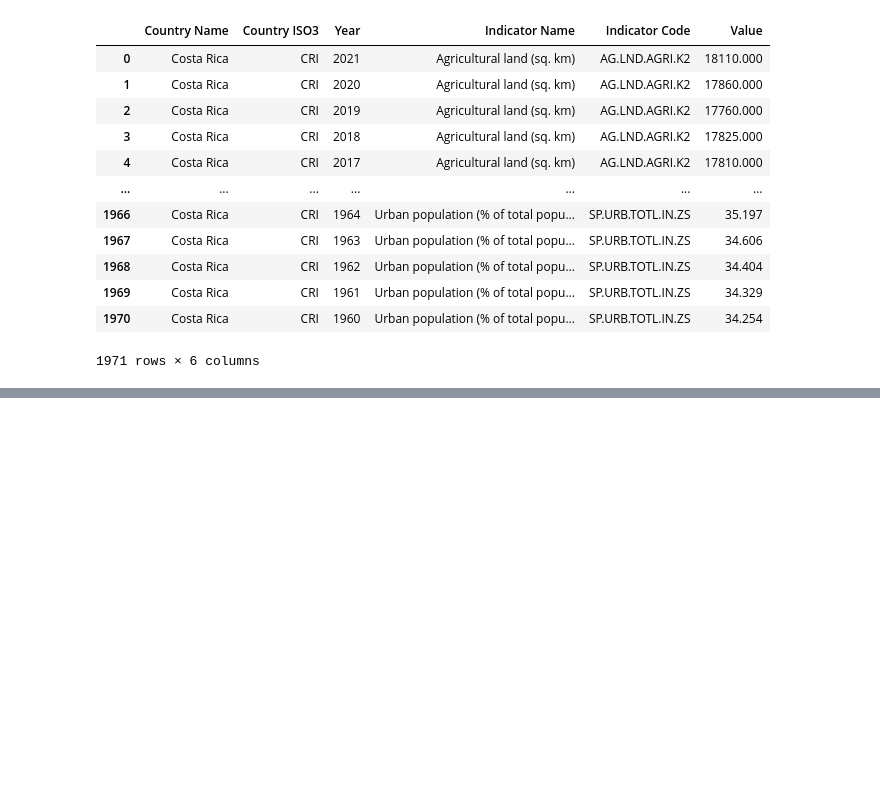
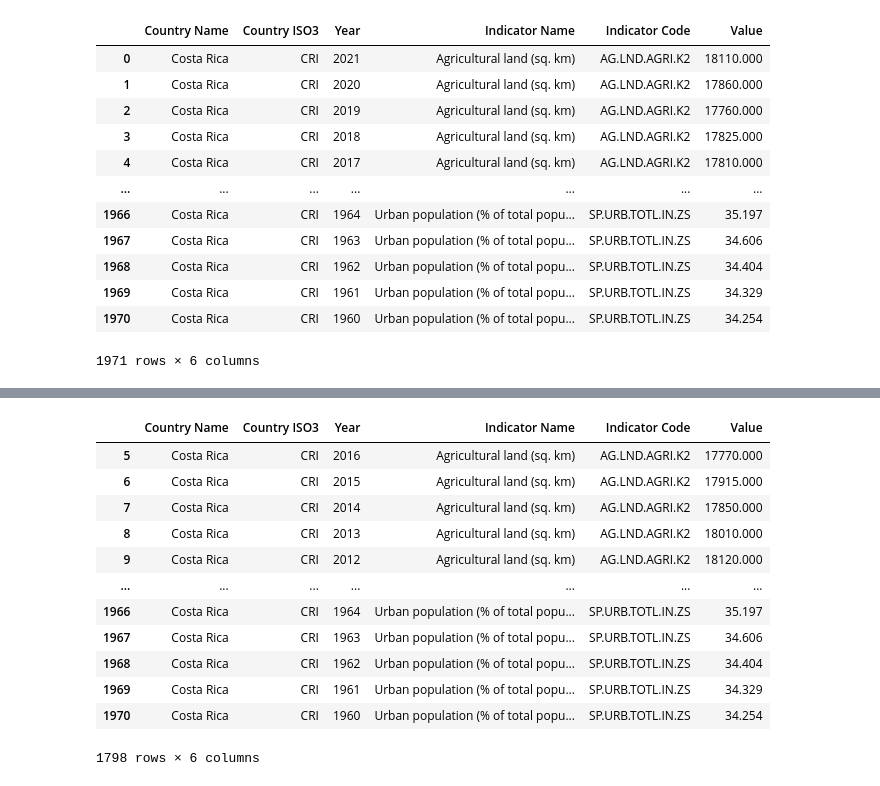
Before and after one commit to Sequro/IntroAD, a Jupyter notebook: TestCSVs.ipynb, the cells around one changed output, grey strips where cells are left out. Saved outputs shown, nothing was run; the diff lists cells and outputs as text; code cells hidden in the pictures; blank space fills up the shorter version.

```diff
--- a/TestCSVs.ipynb
+++ b/TestCSVs.ipynb
@@ -62,0 +82,19 @@ array([1960, 1961, 1962, 1963, 1964, 1965, 1966, 1967, 1968, 1969, 1970,
+# %%
+# Datos de Costa Rica antes de 2017.
+costa_rica = data.loc[(data['Country Name'] == "Costa Rica")]
+costa_rica_antes_2017 = costa_rica.loc[(costa_rica['Year'] < 2017)]
+costa_rica_antes_2017
+# %% [output]
+|  | Country Name | Country ISO3 | Year | Indicator Name | Indicator Code | Value |
+| 5 | Costa Rica | CRI | 2016 | Agricultural land (sq. km) | AG.LND.AGRI.K2 | 17770.000 |
+| 6 | Costa Rica | CRI | 2015 | Agricultural land (sq. km) | AG.LND.AGRI.K2 | 17915.000 |
+| 7 | Costa Rica | CRI | 2014 | Agricultural land (sq. km) | AG.LND.AGRI.K2 | 17850.000 |
+| 8 | Costa Rica | CRI | 2013 | Agricultural land (sq. km) | AG.LND.AGRI.K2 | 18010.000 |
+| 9 | Costa Rica | CRI | 2012 | Agricultural land (sq. km) | AG.LND.AGRI.K2 | 18120.000 |
+| ... | ... | ... | ... | ... | ... | ... |
+| 1966 | Costa Rica | CRI | 1964 | Urban population (% of total popu... | SP.URB.TOTL.IN.ZS | 35.197 |
+| 1967 | Costa Rica | CRI | 1963 | Urban population (% of total popu... | SP.URB.TOTL.IN.ZS | 34.606 |
+| 1968 | Costa Rica | CRI | 1962 | Urban population (% of total popu... | SP.URB.TOTL.IN.ZS | 34.404 |
+| 1969 | Costa Rica | CRI | 1961 | Urban population (% of total popu... | SP.URB.TOTL.IN.ZS | 34.329 |
+| 1970 | Costa Rica | CRI | 1960 | Urban population (% of total popu... | SP.URB.TOTL.IN.ZS | 34.254 |
+1798 rows × 6 columns
```
Also changed, not shown: parts of 14 cells of this notebook.
